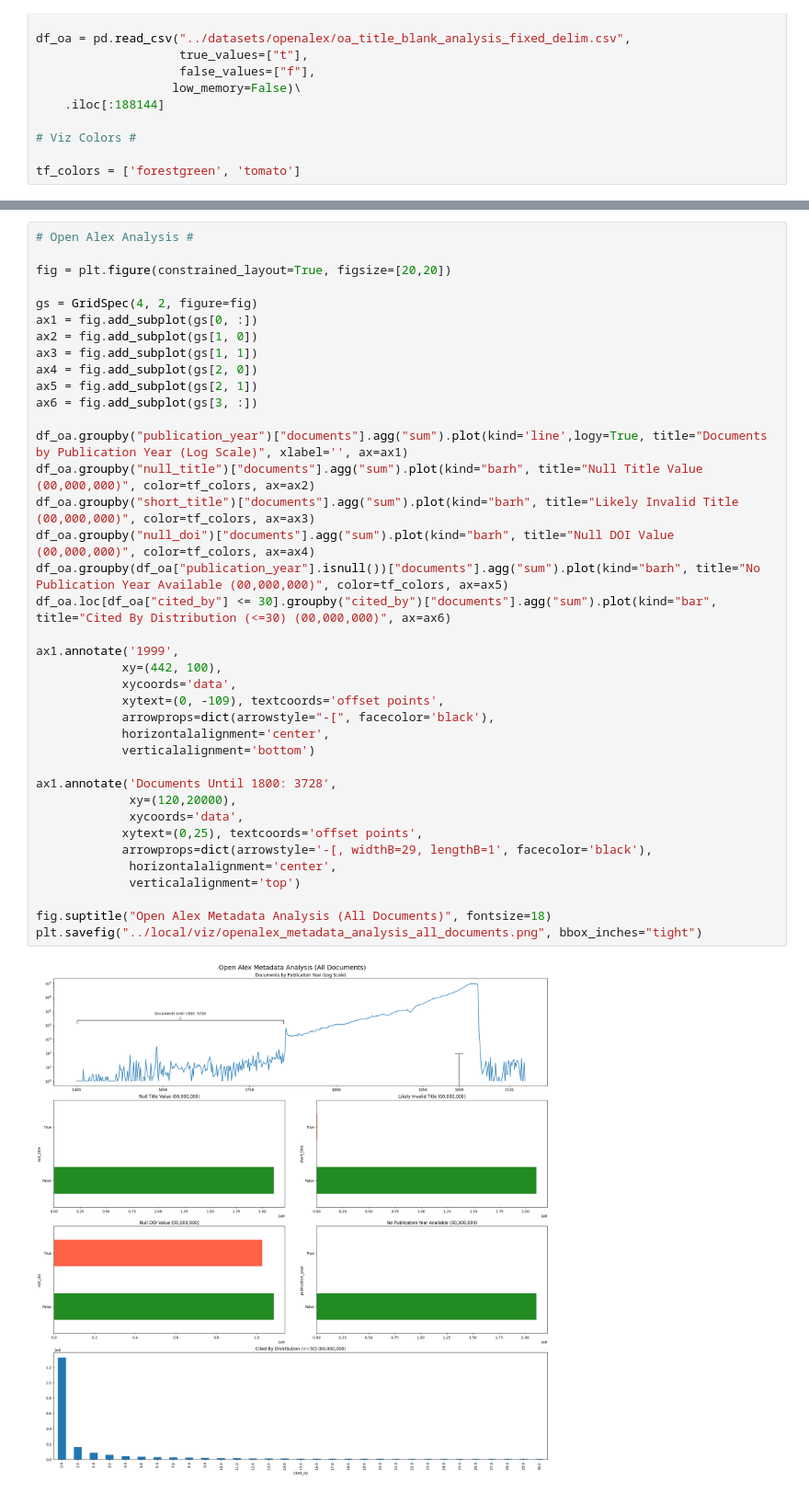
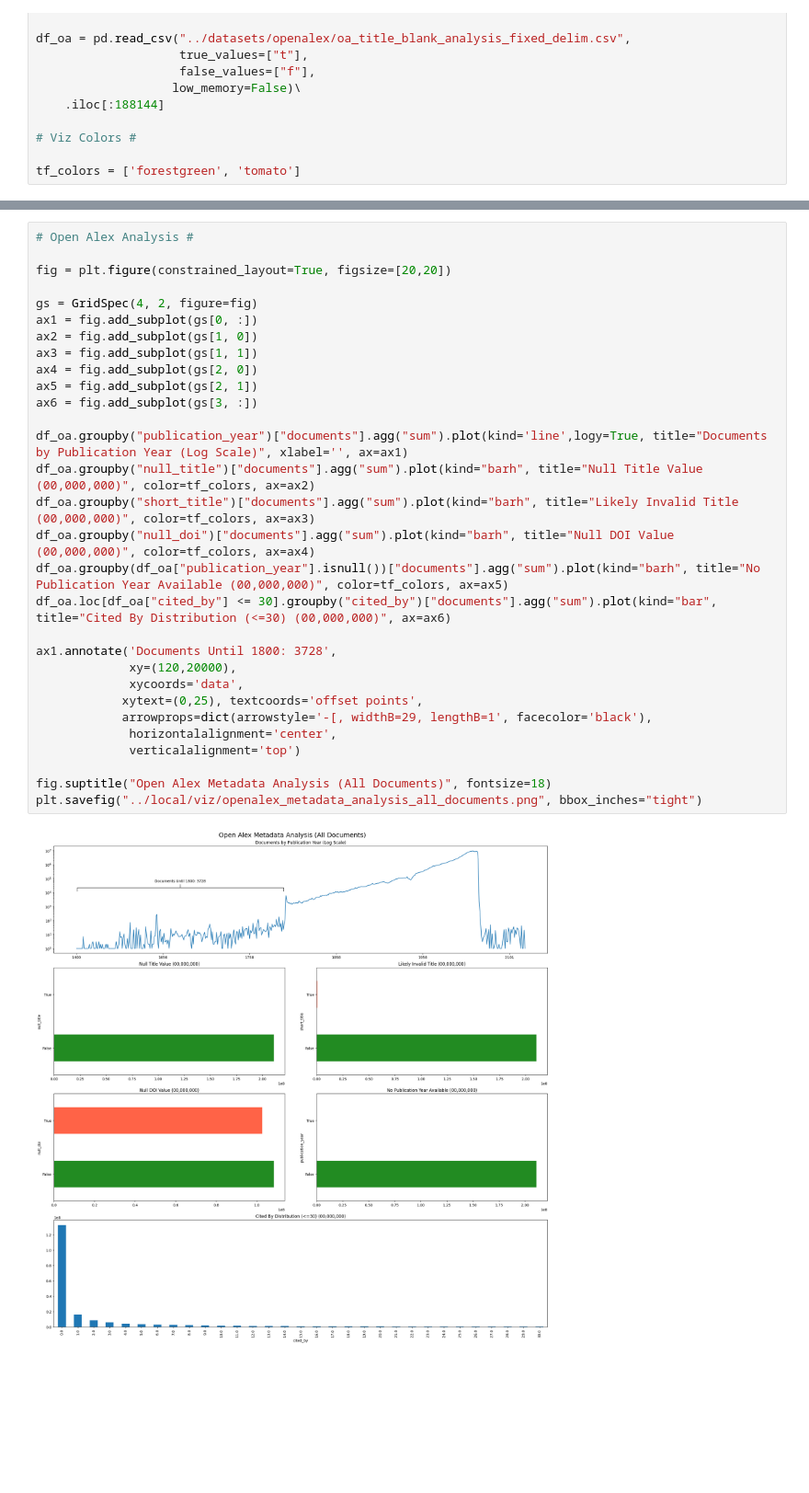
Before and after one commit to jerlanger/mcc, a Jupyter notebook: engineEval/db_comparison/notebooks/database_metadata_analysis.ipynb, the cells around one changed output, grey strips where cells are left out. Shown at 92% size. Drawn from its saved outputs; the diff is of its cells as text; blank space fills up the shorter version.

```diff
--- a/engineEval/db_comparison/notebooks/database_metadata_analysis.ipynb
+++ b/engineEval/db_comparison/notebooks/database_metadata_analysis.ipynb
@@ -51,39 +51,31 @@ plt.savefig("../local/viz/semanticscholar_metadata_analysis_all_documents.png",
 # Open Alex Analysis #
 
 fig = plt.figure(constrained_layout=True, figsize=[20,20])
 
 gs = GridSpec(4, 2, figure=fig)
 ax1 = fig.add_subplot(gs[0, :])
 ax2 = fig.add_subplot(gs[1, 0])
 ax3 = fig.add_subplot(gs[1, 1])
 ax4 = fig.add_subplot(gs[2, 0])
 ax5 = fig.add_subplot(gs[2, 1])
 ax6 = fig.add_subplot(gs[3, :])
 
 df_oa.groupby("publication_year")["documents"].agg("sum").plot(kind='line',logy=True, title="Documents by Publication Year (Log Scale)", xlabel='', ax=ax1)
 df_oa.groupby("null_title")["documents"].agg("sum").plot(kind="barh", title="Null Title Value (00,000,000)", color=tf_colors, ax=ax2)
 df_oa.groupby("short_title")["documents"].agg("sum").plot(kind="barh", title="Likely Invalid Title (00,000,000)", color=tf_colors, ax=ax3)
 df_oa.groupby("null_doi")["documents"].agg("sum").plot(kind="barh", title="Null DOI Value (00,000,000)", color=tf_colors, ax=ax4)
 df_oa.groupby(df_oa["publication_year"].isnull())["documents"].agg("sum").plot(kind="barh", title="No Publication Year Available (00,000,000)", color=tf_colors, ax=ax5)
 df_oa.loc[df_oa["cited_by"] <= 30].groupby("cited_by")["documents"].agg("sum").plot(kind="bar", title="Cited By Distribution (<=30) (00,000,000)", ax=ax6)
 
-ax1.annotate('1999',
-            xy=(442, 100),
-            xycoords='data',
-            xytext=(0, -109), textcoords='offset points',
-            arrowprops=dict(arrowstyle="-[", facecolor='black'),
-            horizontalalignment='center',
-            verticalalignment='bottom')
-
 ax1.annotate('Documents Until 1800: 3728',
              xy=(120,20000),
              xycoords='data',
             xytext=(0,25), textcoords='offset points',
             arrowprops=dict(arrowstyle='-[, widthB=29, lengthB=1', facecolor='black'),
              horizontalalignment='center',
              verticalalignment='top')
 
 fig.suptitle("Open Alex Metadata Analysis (All Documents)", fontsize=18)
 plt.savefig("../local/viz/openalex_metadata_analysis_all_documents.png", bbox_inches="tight")
 # %% [output]
-[figure, old version]
+[figure, new version]
```
Also changed, not shown: 5 other files.
